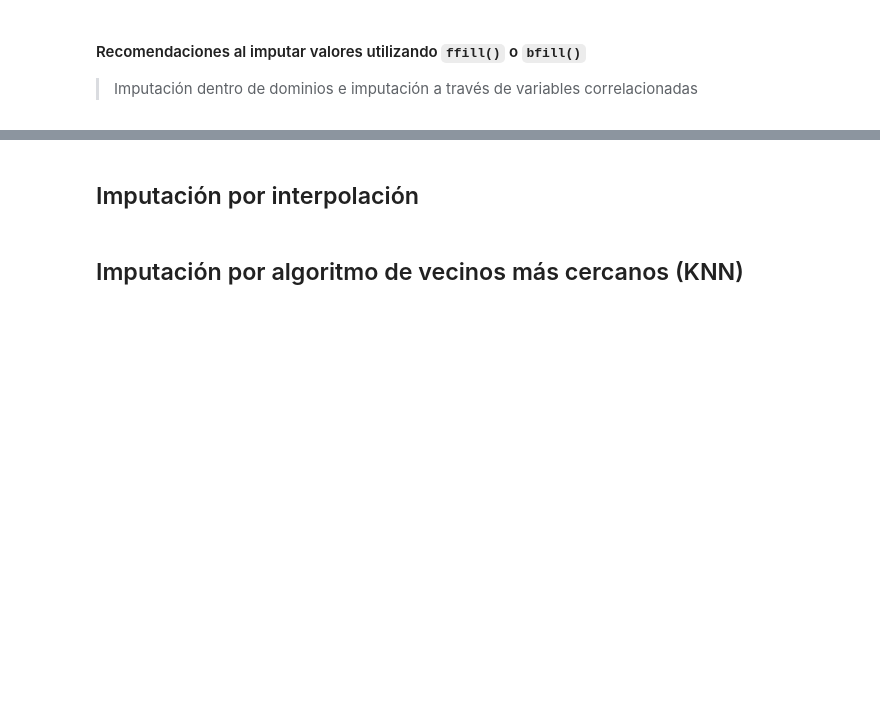
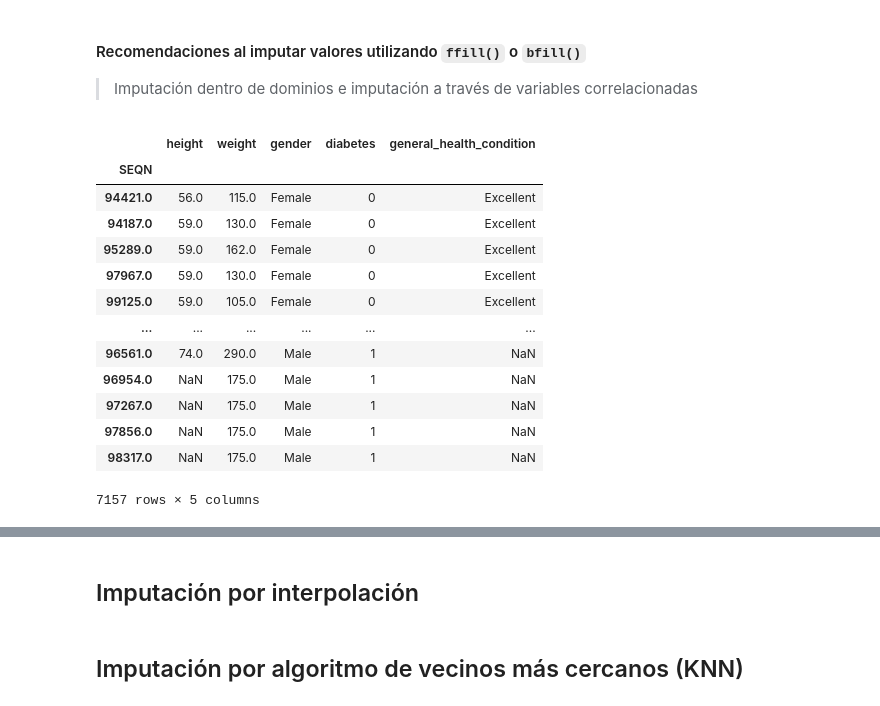
Before and after one commit to Bryan1195/Imputation-Missing-values, a Jupyter notebook: notebooks/live-imputation-missing-values.ipynb, the cells around one changed output, grey strips where cells are left out. Cells and saved outputs as stored; diff of their text form; code cells hidden in the pictures; blank space fills up the shorter version.

Commit message:
ffill and bfill imputation - Class 10

```diff
--- a/notebooks/live-imputation-missing-values.ipynb
+++ b/notebooks/live-imputation-missing-values.ipynb
@@ -618,3 +609,32 @@ Text(0.5, 1.0, 'Mode')
 #### Recomendaciones al imputar valores utilizando `ffill()` o `bfill()`
 
 > Imputación dentro de dominios e imputación a través de variables correlacionadas
+# %%
+(
+    nhanes_df
+    .select_columns('height','weight','gender','diabetes','general_health_condition')
+    .sort_values(
+            by=['gender','diabetes','general_health_condition','height'],
+            ascending=True
+            )
+    .transform_column(
+        'weight',
+        lambda x: x.ffill(),
+        elementwise=False
+    )
+)
+# %% [output]
+|  | height | weight | gender | diabetes | general_health_condition |
+| SEQN |  |  |  |  |  |
+| 94421.0 | 56.0 | 115.0 | Female | 0 | Excellent |
+| 94187.0 | 59.0 | 130.0 | Female | 0 | Excellent |
+| 95289.0 | 59.0 | 162.0 | Female | 0 | Excellent |
+| 97967.0 | 59.0 | 130.0 | Female | 0 | Excellent |
+| 99125.0 | 59.0 | 105.0 | Female | 0 | Excellent |
+| ... | ... | ... | ... | ... | ... |
+| 96561.0 | 74.0 | 290.0 | Male | 1 | NaN |
+| 96954.0 | NaN | 175.0 | Male | 1 | NaN |
+| 97267.0 | NaN | 175.0 | Male | 1 | NaN |
+| 97856.0 | NaN | 175.0 | Male | 1 | NaN |
+| 98317.0 | NaN | 175.0 | Male | 1 | NaN |
+7157 rows × 5 columns
```
Also changed, not shown: parts of 4 cells of this notebook.
